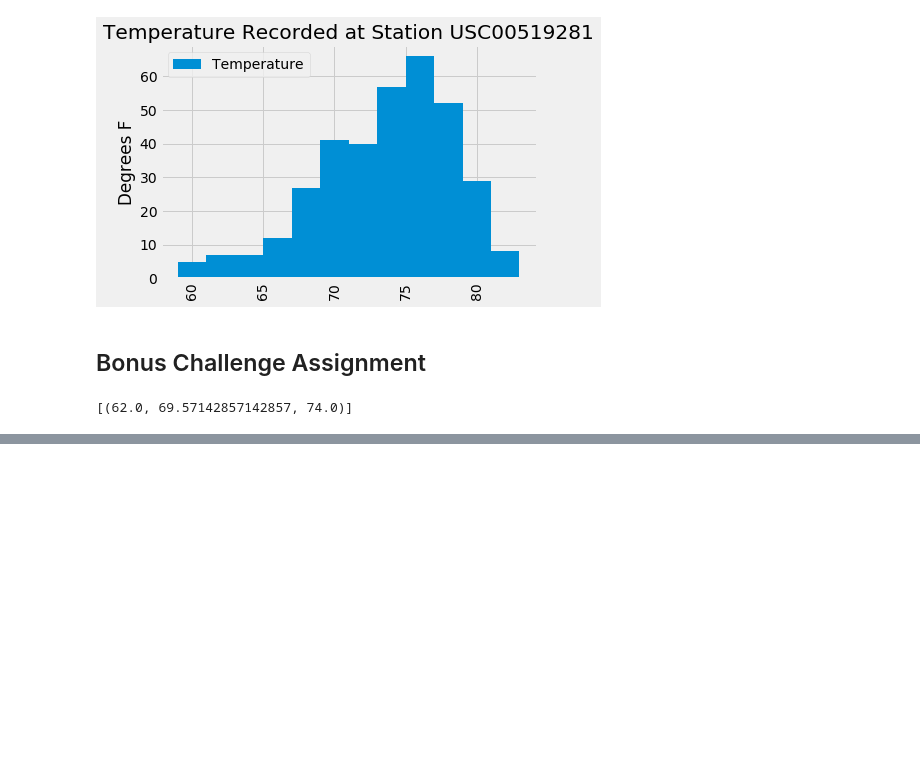
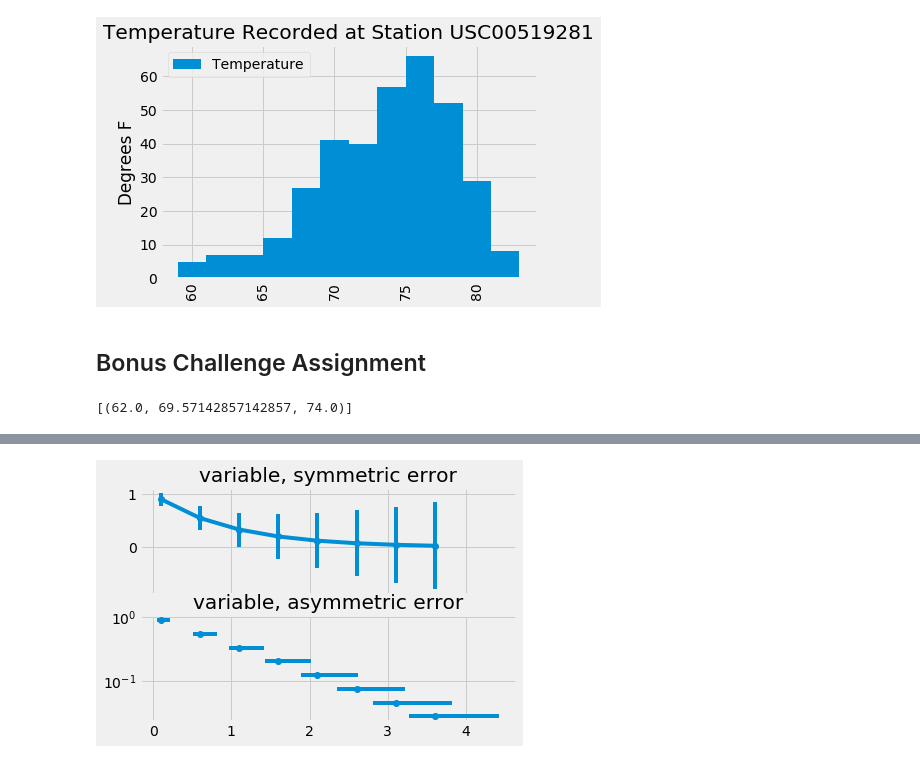
Before and after one commit to adrianavandeguchte/sqlalchemy-challenge, a Jupyter notebook: climate_starter.ipynb, the cells around one changed output, grey strips where cells are left out. Saved outputs shown, nothing was run; the diff lists cells and outputs as text; code cells hidden in the pictures; blank space fills up the shorter version.

```diff
--- a/climate_starter.ipynb
+++ b/climate_starter.ipynb
@@ -166,3 +196,30 @@ print(calc_temps('2012-02-28', '2012-03-05'))
+# %%
+import numpy as np
+import matplotlib.pyplot as plt
+
+# example data
+x = np.arange(0.1, 4, 0.5)
+y = np.exp(-x)
+
+# example error bar values that vary with x-position
+error = 0.1 + 0.2 * x
+
+fig, (ax0, ax1) = plt.subplots(nrows=2, sharex=True)
+ax0.errorbar(x, y, yerr=error, fmt='-o')
+ax0.set_title('variable, symmetric error')
+
+# error bar values w/ different -/+ errors that
+# also vary with the x-position
+lower_error = 0.4 * error
+upper_error = error
+asymmetric_error = [lower_error, upper_error]
+
+ax1.errorbar(x, y, xerr=asymmetric_error, fmt='o')
+ax1.set_title('variable, asymmetric error')
+ax1.set_yscale('log')
+plt.show()
+# %% [output]
+[figure, added]
 # %%
 # Calculate the total amount of rainfall per weather station for your trip dates using the previous year's matching dates.
 # Sort this in descending order by precipitation amount and list the station, name, latitude, longitude, and elevation
```
Also changed, not shown: parts of 4 cells of this notebook.
